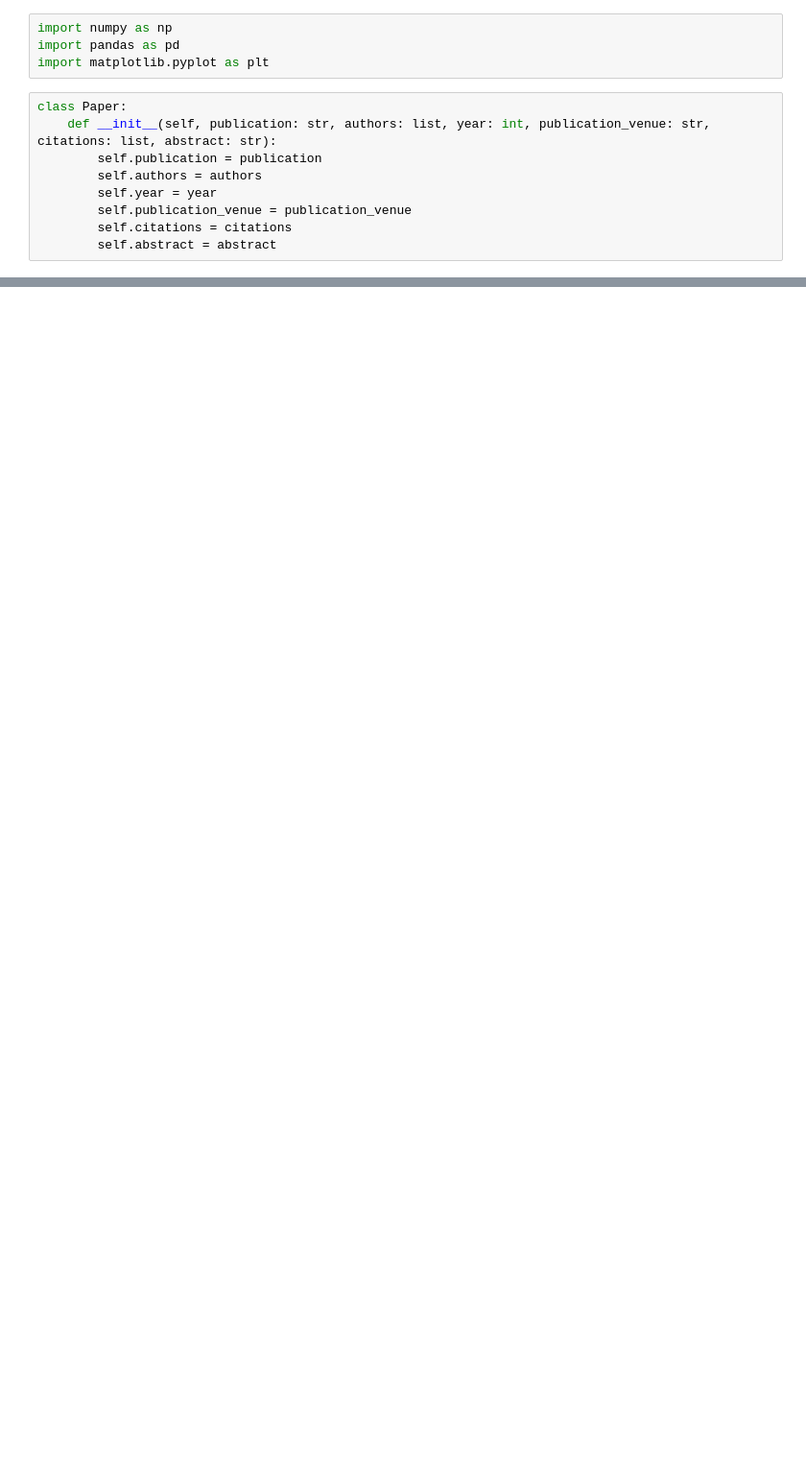
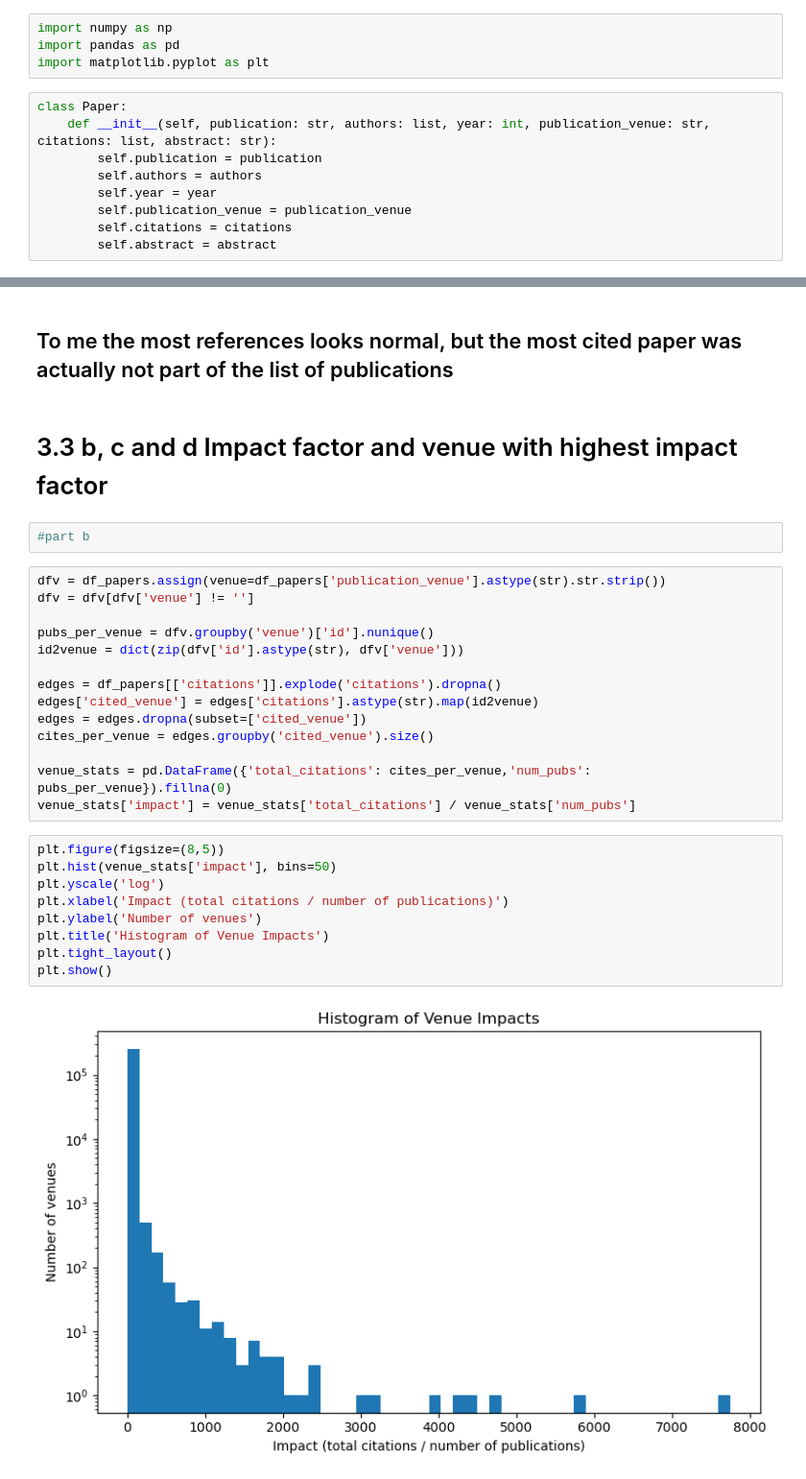
Before and after one commit to SiddhantSaha7/assignmentDataMining, a Jupyter notebook: ques3/Aminer.ipynb, the cells around one changed output, grey strips where cells are left out. Shown at 96% size. Drawn from its saved outputs; the diff is of its cells as text; blank space fills up the shorter version.

```diff
--- a/ques3/Aminer.ipynb
+++ b/ques3/Aminer.ipynb
@@ -77,0 +288,31 @@ count of unique publications: 1929485
+# %% [markdown]
+## To me the most references looks normal, but the most cited paper was actually not part of the list of publications
+# %% [markdown]
+# 3.3 b, c and d Impact factor and venue with highest impact factor
+# %%
+#part b
+# %%
+dfv = df_papers.assign(venue=df_papers['publication_venue'].astype(str).str.strip())
+dfv = dfv[dfv['venue'] != '']
+
+pubs_per_venue = dfv.groupby('venue')['id'].nunique()
+id2venue = dict(zip(dfv['id'].astype(str), dfv['venue']))
+
+edges = df_papers[['citations']].explode('citations').dropna()
+edges['cited_venue'] = edges['citations'].astype(str).map(id2venue)
+edges = edges.dropna(subset=['cited_venue'])
+cites_per_venue = edges.groupby('cited_venue').size()
+
+venue_stats = pd.DataFrame({'total_citations': cites_per_venue,'num_pubs': pubs_per_venue}).fillna(0)
+venue_stats['impact'] = venue_stats['total_citations'] / venue_stats['num_pubs']
+# %%
+plt.figure(figsize=(8,5))
+plt.hist(venue_stats['impact'], bins=50)
+plt.yscale('log')
+plt.xlabel('Impact (total citations / number of publications)')
+plt.ylabel('Number of venues')
+plt.title('Histogram of Venue Impacts')
+plt.tight_layout()
+plt.show()
+# %% [output]
+[figure, added]
```
Also changed, not shown: parts of 39 cells of this notebook.
